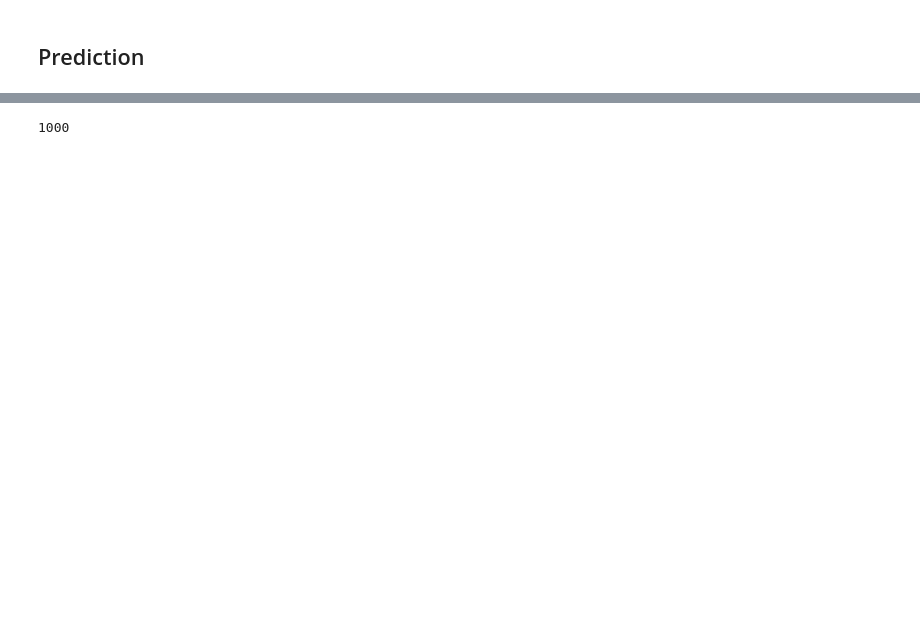
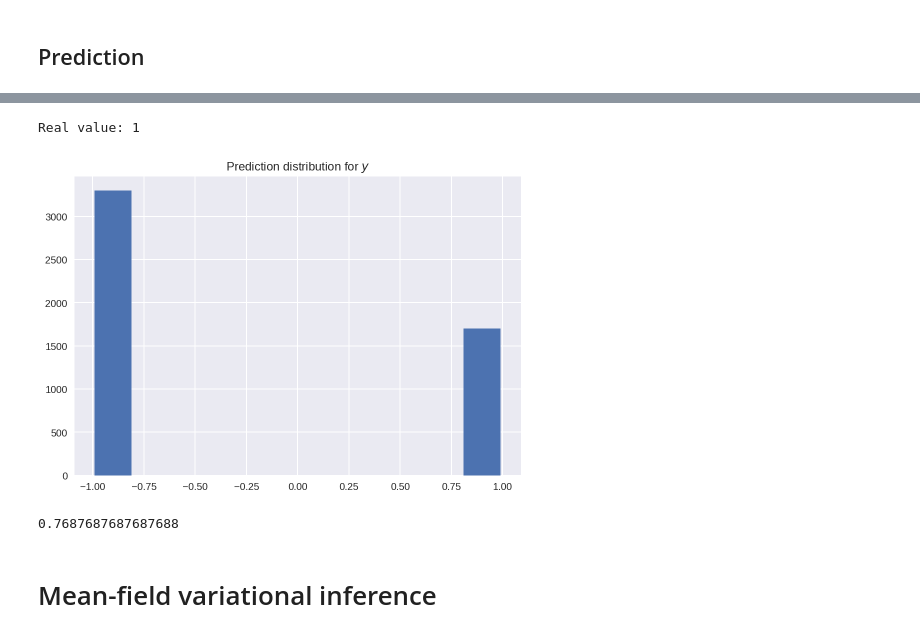
Before and after one commit to ManifoldFR/mva-graphicalmodels, a Jupyter notebook: homework3/hw3.ipynb, the cells around one changed output, grey strips where cells are left out. Saved outputs shown, nothing was run; the diff lists cells and outputs as text; code cells hidden in the pictures; blank space fills up the shorter version.

```diff
--- a/homework3/hw3.ipynb
+++ b/homework3/hw3.ipynb
@@ -196,0 +241,3 @@ y_predict = np.sign(z_s[-1])
+# %%
+num_samples = len(sampler.betas)  # take all of the betas
+y_predicts = sampler.predict(X_test.values, num_samples=num_samples)
@@ -196,0 +248,10 @@ y_predict = np.sign(z_s[-1])
+# %%
+idx = 0
+
+plt.hist(y_predicts[:, idx], rwidth=.9);
+plt.title('Prediction distribution for $y$')
+
+print("Real value:", y_test.iloc[idx])
+# %% [output]
+Real value: 1
+[figure, added]
@@ -197,4 +262,6 @@ y_predict = np.sign(z_s[-1])
 # %%
-np.sum(y_df.values == y_predict)
+np.sum(y_predict_label == y_test.values) / y_test.shape[0]
 # %% [output]
-1000
+0.7687687687687688
+# %% [markdown]
+# Mean-field variational inference
```
Also changed, not shown: parts of 22 cells of this notebook, 5 other files.
